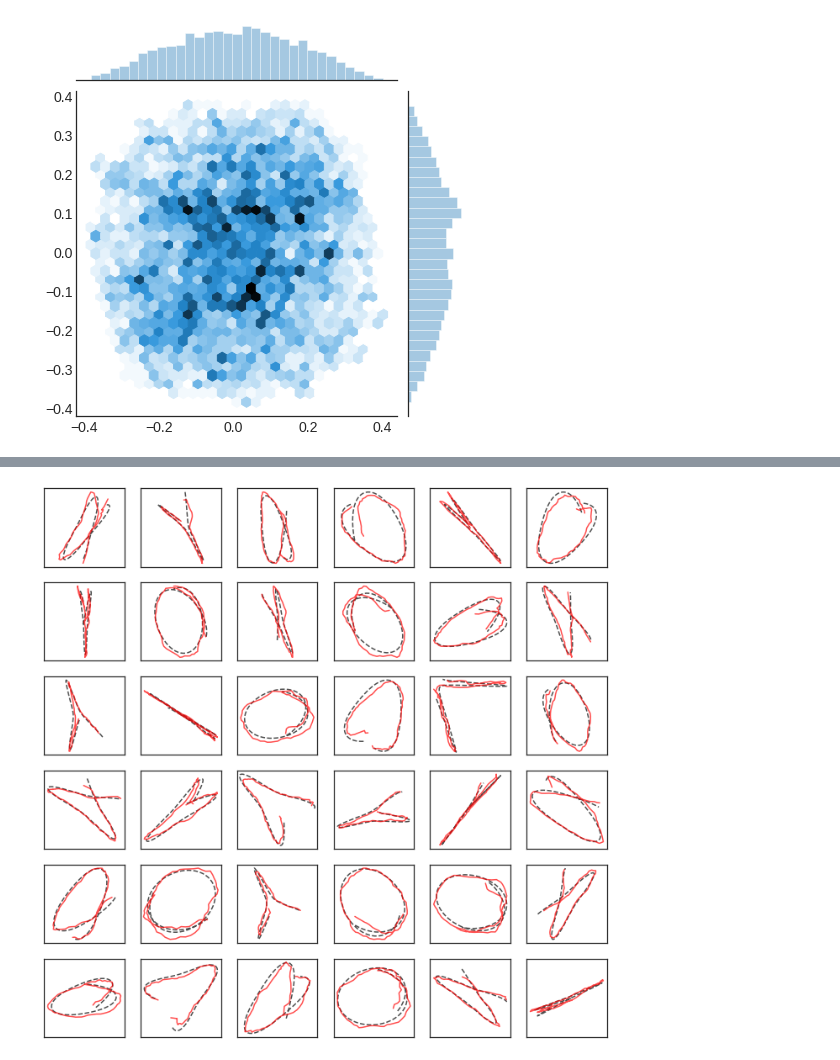
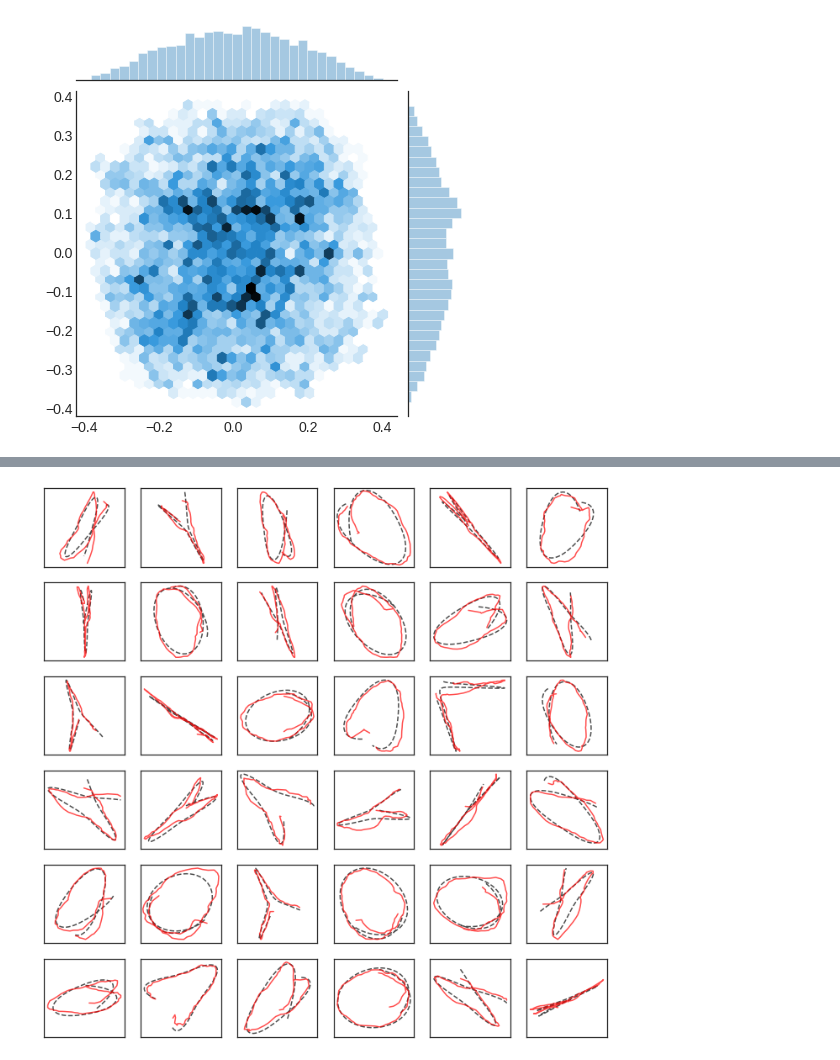
Before and after one commit to abeken0713/kvae, a Jupyter notebook: notebook/TestKVAE_on_2dspring.ipynb, the cells around one changed output, grey strips where cells are left out. Drawn from its saved outputs; the diff is of its cells as text; code cells hidden in the pictures.

```diff
--- a/notebook/TestKVAE_on_2dspring.ipynb
+++ b/notebook/TestKVAE_on_2dspring.ipynb
@@ -84,0 +124,12 @@ a_var = np.vstack(a_var)
+# %%
+n = x_gene.shape[0]
+h, w = 8, 8
+fig, axes = plt.subplots(h, w, figsize=(12, 12))
+indices = np.random.choice(n, (h, w), replace=False)
+for i in range(h):
+    for j in range(w):
+        idx = indices[i, j]
+        ax = axes[i, j]
+        ax.imshow(x_gene[idx], "gray")
+        ax.set_xticks([])
+        ax.set_yticks([])
@@ -84,0 +146,2 @@ a_var = np.vstack(a_var)
+# %%
+x = model.test_data.images[:x_gene_seq.shape[0]].reshape(-1, 64, 64)
@@ -125,3 +192,11 @@ sns.jointplot(x_mu[:, 0], a_mu[:, 0], kind="hex")
+# %%
+from sklearn.preprocessing import StandardScaler
+def stdr(x):
+    return StandardScaler().fit_transform(x)
+# %%
+x_pca = PCA(x_mu.shape[-1]).fit_transform(stdr(x_mu))  # 4
+a_pca = PCA(a_mu.shape[-1]).fit_transform(stdr(a_mu))  # 2
+z_pca = PCA(z_mu.shape[-1]).fit_transform(stdr(z_mu))  # 4
 # %%
 # z_mu
 plt.figure(figsize=(8, 8))
@@ -173,19 +248,20 @@ def affine(x, y):
     b = mu_y - mu_x @ A.T
     return A, b
 # %%
-z = z_pca
-A, b = affine(z, x_mu)
+z = z_pca[:, :2]
+x = x_mu[:, :2]
+A, b = affine(z, x)
 z_affine = z @ A.T + b
 h, w = 6, 6
 fig, axes = plt.subplots(h, w, figsize=(12, 12))
 for i in range(h):
     for j in range(w):
         n = i*w + j
         slc = slice(n*model.test_data.timesteps, (n+1)*model.test_data.timesteps)
-        axes[i, j].plot(*x_mu[slc, :2].T, "k--", alpha=0.7)
-        axes[i, j].plot(*z_affine[slc, :2].T, "r-", alpha=0.7)
+        axes[i, j].plot(*x[slc].T, "k--", alpha=0.7)
+        axes[i, j].plot(*z_affine[slc].T, "r-", alpha=0.7)
         axes[i, j].set_xticks([])
         axes[i, j].set_yticks([])
         axes[i, j].axis("equal")
 # %% [output]
-[figure, old version]
+[figure, new version]
```
Also changed, not shown: parts of 43 cells of this notebook.
